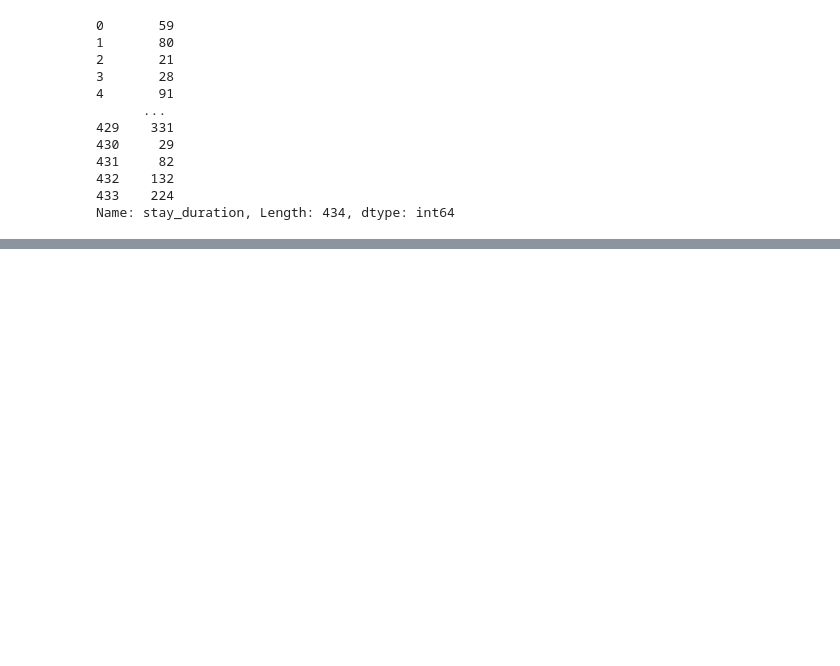
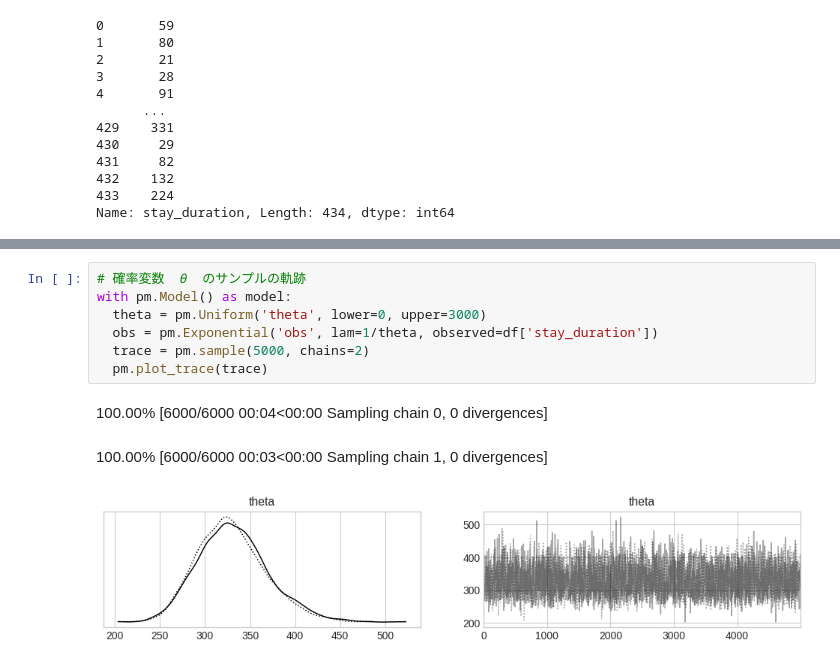
Before and after one commit to yuji-sgs/media-optimization, a Jupyter notebook: page_stay_time.ipynb, the cells around one changed output, grey strips where cells are left out. Cells and saved outputs as stored; diff of their text form; blank space fills up the shorter version.

```diff
--- a/page_stay_time.ipynb
+++ b/page_stay_time.ipynb
@@ -80,0 +135,11 @@ with model:
+# %%
+# 確率変数  𝜃  のサンプルの軌跡
+with pm.Model() as model:
+  theta = pm.Uniform('theta', lower=0, upper=3000)
+  obs = pm.Exponential('obs', lam=1/theta, observed=df['stay_duration'])
+  trace = pm.sample(5000, chains=2)
+  pm.plot_trace(trace)
+# %% [output]
+100.00% [6000/6000 00:04<00:00 Sampling chain 0, 0 divergences]
+100.00% [6000/6000 00:03<00:00 Sampling chain 1, 0 divergences]
+[figure, added]
```
Also changed, not shown: parts of 17 cells of this notebook.
